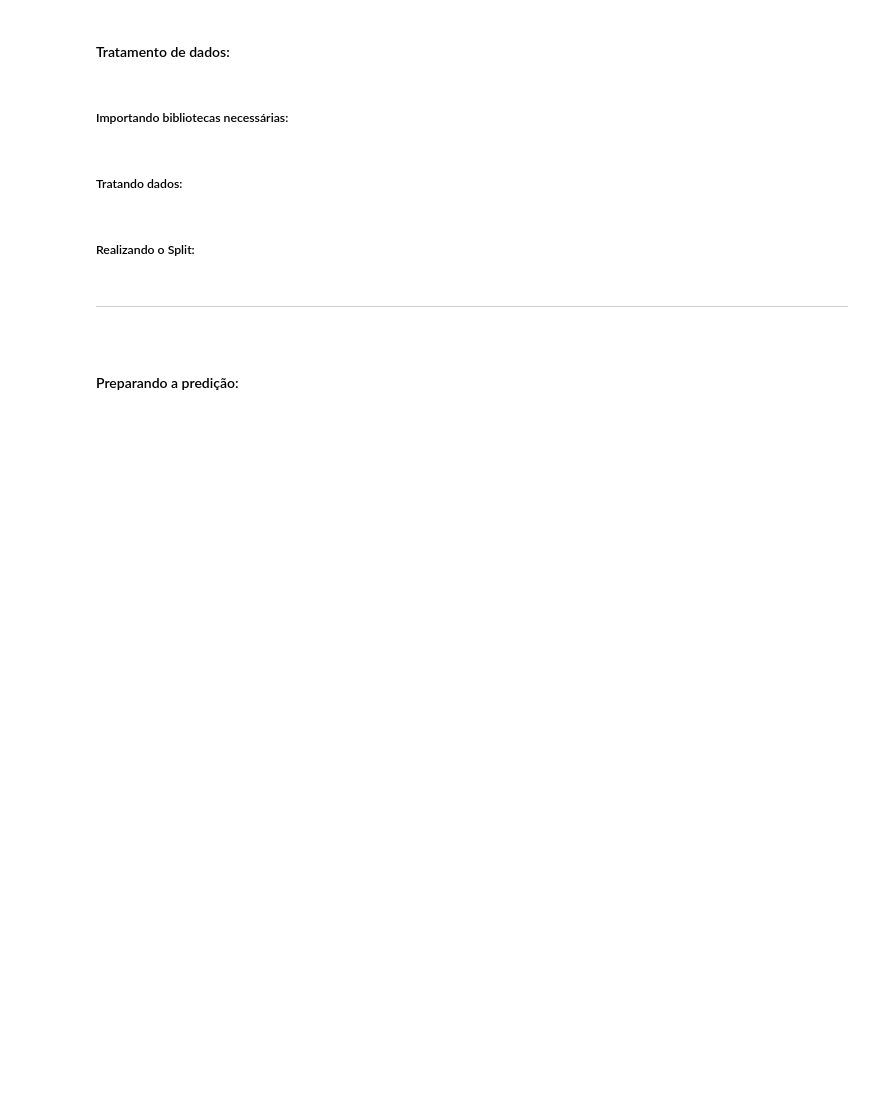
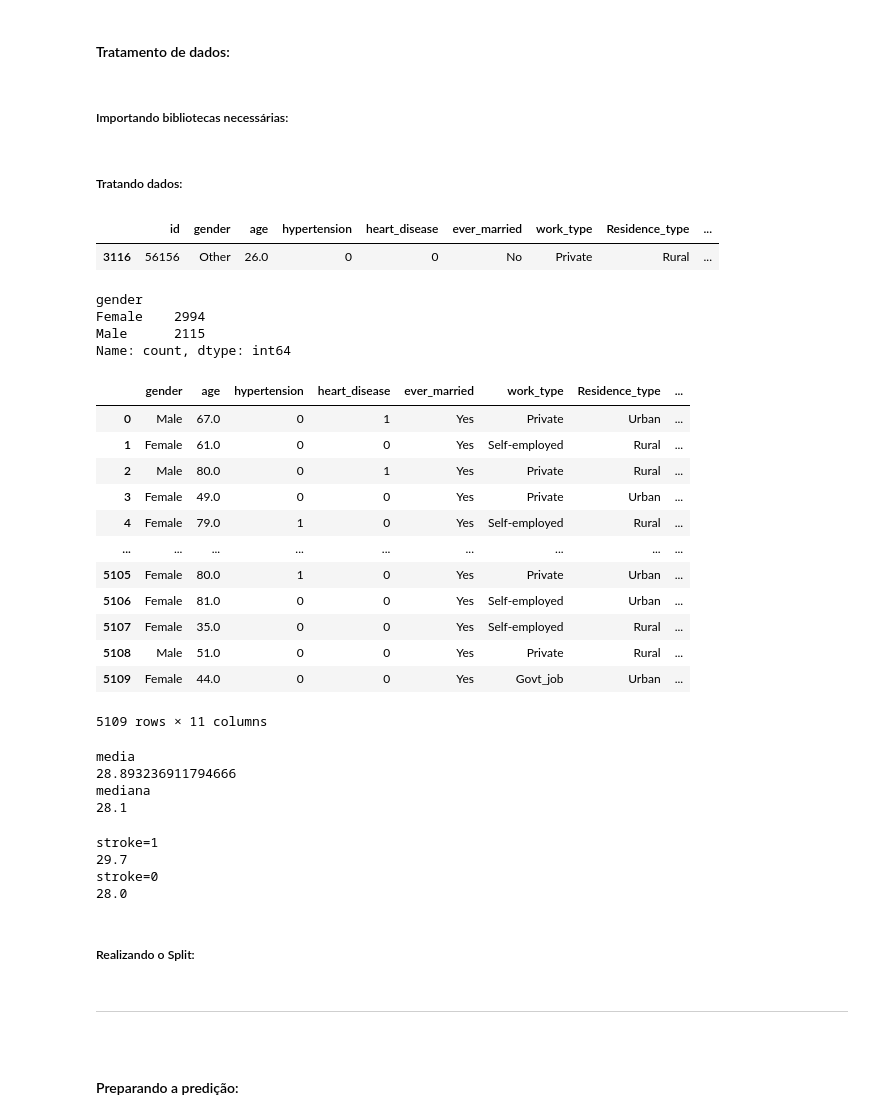
Before and after one commit to gslopes-1996/Stroke-Prediction, a Jupyter notebook: main/main.ipynb, the cells around one changed output. Drawn from its saved outputs; the diff is of its cells as text; code cells hidden in the pictures; blank space fills up the shorter version.

```diff
--- a/main/main.ipynb
+++ b/main/main.ipynb
@@ -93,6 +126,56 @@ sns.pairplot(df, hue='stroke', palette='rocket')
 from sklearn.model_selection import train_test_split
 # %% [markdown]
 ##### Tratando dados:
+# %%
+df[df['gender'] == 'Other']
+# %% [output]
+|  | id | gender | age | hypertension | heart_disease | ever_married | work_type | Residence_type | ... |
+| 3116 | 56156 | Other | 26.0 | 0 | 0 | No | Private | Rural | ... |
+# %%
+df_cleaned = df[df['gender'] != 'Other']
+df_cleaned['gender'].value_counts()
+# %% [output]
+gender
+Female    2994
+Male      2115
+Name: count, dtype: int64
+# %%
+df_cleaned.drop(columns=['id'], inplace=True)
+df_cleaned
+# %% [output]
+|  | gender | age | hypertension | heart_disease | ever_married | work_type | Residence_type | ... |
+| 0 | Male | 67.0 | 0 | 1 | Yes | Private | Urban | ... |
+| 1 | Female | 61.0 | 0 | 0 | Yes | Self-employed | Rural | ... |
+| 2 | Male | 80.0 | 0 | 1 | Yes | Private | Rural | ... |
+| 3 | Female | 49.0 | 0 | 0 | Yes | Private | Urban | ... |
+| 4 | Female | 79.0 | 1 | 0 | Yes | Self-employed | Rural | ... |
+| ... | ... | ... | ... | ... | ... | ... | ... | ... |
+| 5105 | Female | 80.0 | 1 | 0 | Yes | Private | Urban | ... |
+| 5106 | Female | 81.0 | 0 | 0 | Yes | Self-employed | Urban | ... |
+| 5107 | Female | 35.0 | 0 | 0 | Yes | Self-employed | Rural | ... |
+| 5108 | Male | 51.0 | 0 | 0 | Yes | Private | Rural | ... |
+| 5109 | Female | 44.0 | 0 | 0 | Yes | Govt_job | Urban | ... |
+5109 rows × 11 columns
+# %%
+print("media")
+print(df['bmi'][df['stroke']==1].median())
+print("mediana")
+print(df['bmi'].median())
+# %% [output]
+media
+28.893236911794666
+mediana
+28.1
+# %%
+print("stroke=1")
+print(df['bmi'][df['stroke']==1].median())
+print("stroke=0")
+print(df['bmi'][df['stroke']==0].median())
+# %% [output]
+stroke=1
+29.7
+stroke=0
+28.0
 # %% [markdown]
 ##### Realizando o Split:
 # %% [markdown]
```
Also changed, not shown: parts of 5 cells of this notebook.
